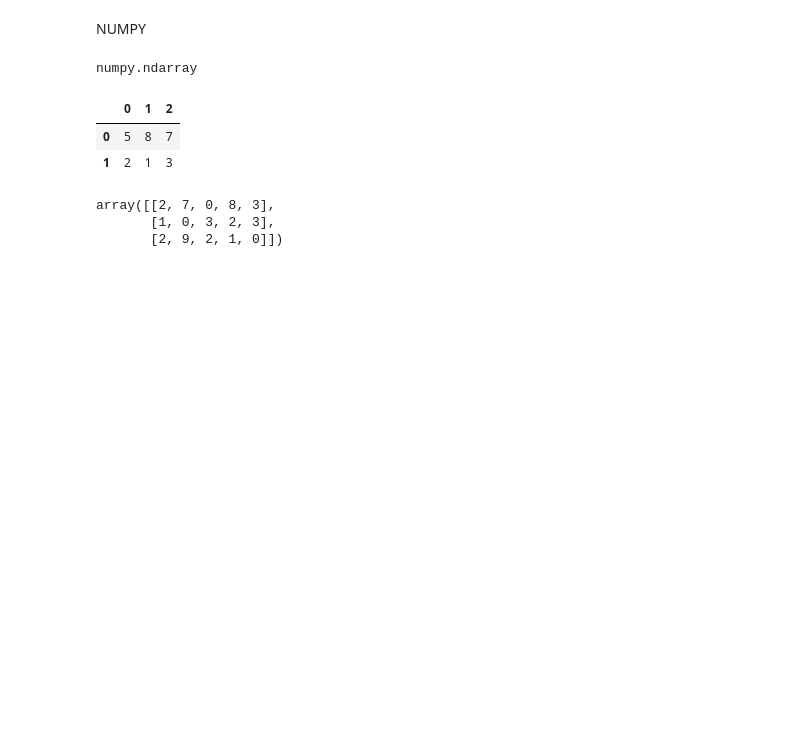
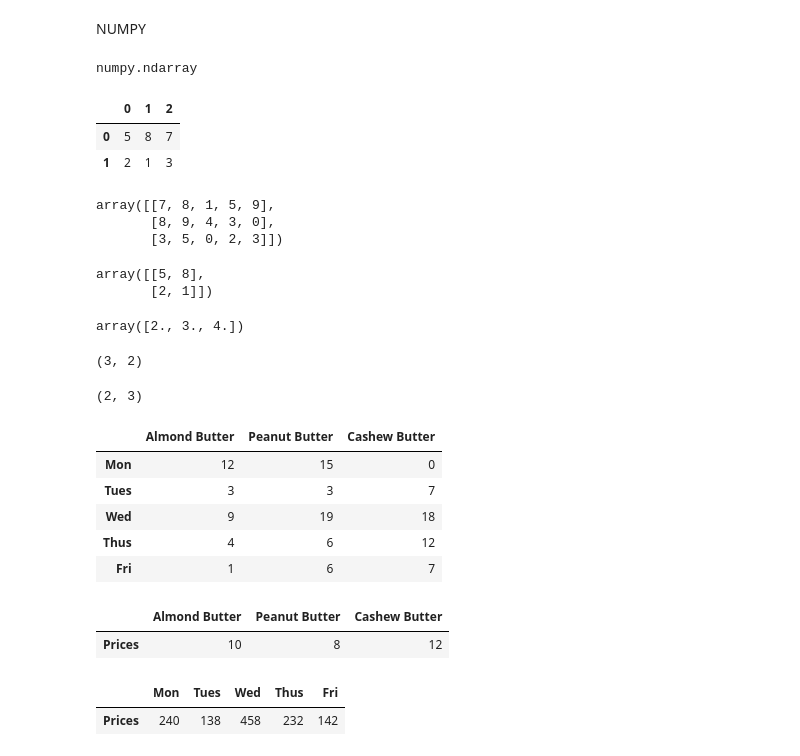
Before and after one commit to necromancer143/project, a Jupyter notebook: Pratyush/Untitled0.ipynb, the cells around one changed output. Saved outputs shown, nothing was run; the diff lists cells and outputs as text; code cells hidden in the pictures; blank space fills up the shorter version.

```diff
--- a/Pratyush/Untitled0.ipynb
+++ b/Pratyush/Untitled0.ipynb
@@ -311,9 +319,73 @@ range_array = np.arange(0,10,2) #(Start, Stop, Step)
 range_array
 #Type 3
 #np.random.seed(seed = 4)
-random_array = np.random.randint(0,10, size=(3,5)) #(Size= number of rows and columns respectively)
+random_array = np.random.randint(10, size=(3,5)) #(Size= number of rows and columns respectively)
 random_array
 # %% [output]
-array([[2, 7, 0, 8, 3],
-       [1, 0, 3, 2, 3],
-       [2, 9, 2, 1, 0]])
+array([[7, 8, 1, 5, 9],
+       [8, 9, 4, 3, 0],
+       [3, 5, 0, 2, 3]])
+# %%
+#Viewing of different elements in Numpy
+np.unique(random_array)
+a2[:2,:2] #slicing in array
+# %% [output]
+array([[5, 8],
+       [2, 1]])
+# %%
+one= np.ones(3)
+one
+a1 + one
+# %% [output]
+array([2., 3., 4.])
+# %%
+#Changing the shape of the array using Transpose
+a2
+a2.shape
+a2.T #Transpose
+a2.T.shape
+# %% [output]
+(3, 2)
+# %%
+#Dot Product
+a3 = np.array([[1,2], [2, 3]])
+a3
+a4=np.dot(a3,a2)
+a4
+a4.shape
+# %% [output]
+(2, 3)
+# %%
+#Create a weekly sales DataFrame
+np.random.seed(0)
+sales_amount = np.random.randint(20, size =(5,3))
+weekly_sales = pd.DataFrame(sales_amount,
+                            index = ["Mon", "Tues", "Wed", "Thus", "Fri"],
+                            columns=["Almond Butter","Peanut Butter","Cashew Butter"])
+weekly_sales
+# %% [output]
+|  | Almond Butter | Peanut Butter | Cashew Butter |
+| Mon | 12 | 15 | 0 |
+| Tues | 3 | 3 | 7 |
+| Wed | 9 | 19 | 18 |
+| Thus | 4 | 6 | 12 |
+| Fri | 1 | 6 | 7 |
+# %%
+#Price Table
+prices= np.array([10, 8, 12])
+prices
+Butter_Prices = pd.DataFrame(prices.reshape(1,3),
+             index = ["Prices"],
+             columns=["Almond Butter","Peanut Butter","Cashew Butter"])
+Butter_Prices
+# %% [output]
+|  | Almond Butter | Peanut Butter | Cashew Butter |
+| Prices | 10 | 8 | 12 |
+# %%
+#Total Amount Gained Every Week
+Butter_Prices.shape, weekly_sales.shape
+Total_Sales= Butter_Prices.dot(weekly_sales.T)
+Total_Sales
+# %% [output]
+|  | Mon | Tues | Wed | Thus | Fri |
+| Prices | 240 | 138 | 458 | 232 | 142 |
```
Also changed, not shown: parts of 8 cells of this notebook.
